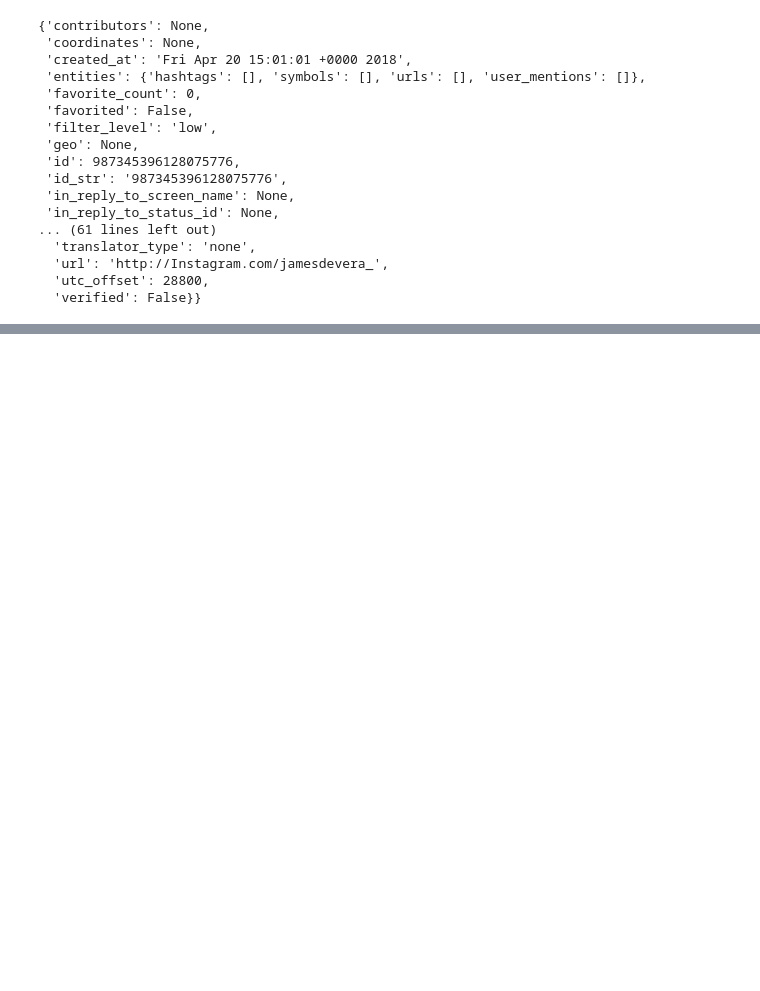
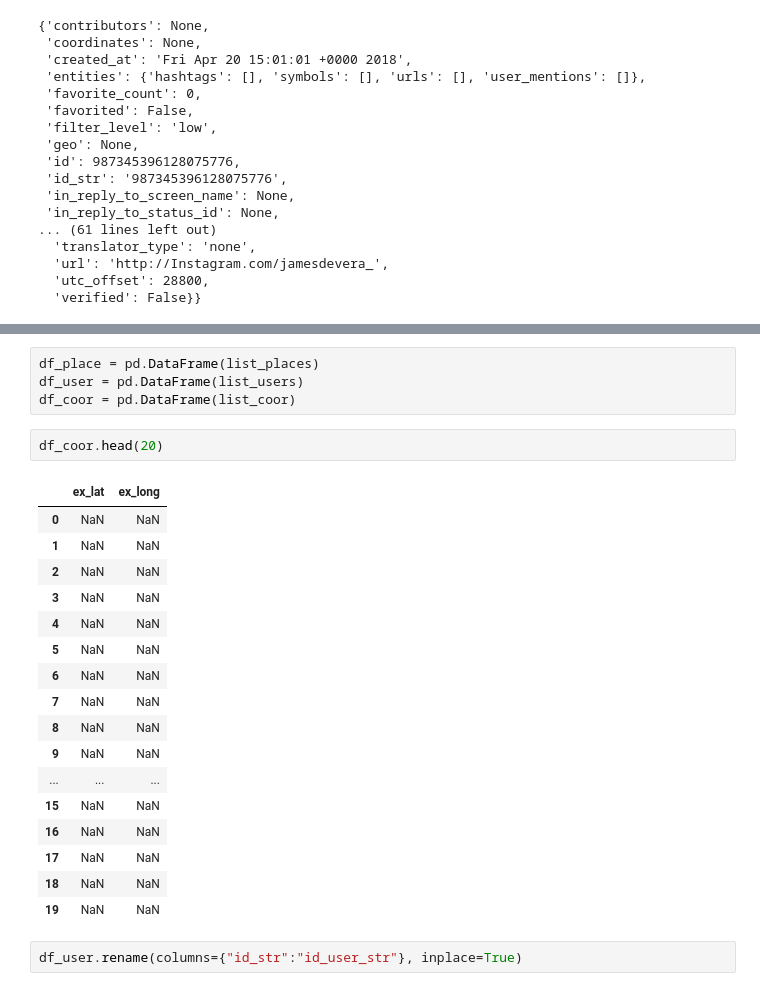
Before and after one commit to lemonaz5/JPintern, a Jupyter notebook: Kyoto_visualize_April2018.ipynb, the cells around one changed output, grey strips where cells are left out. Saved outputs shown, nothing was run; the diff lists cells and outputs as text; blank space fills up the shorter version.

```diff
--- a/Kyoto_visualize_April2018.ipynb
+++ b/Kyoto_visualize_April2018.ipynb
@@ -55,0 +116,26 @@ list_tweets
+# %%
+df_place = pd.DataFrame(list_places)
+df_user = pd.DataFrame(list_users)
+df_coor = pd.DataFrame(list_coor)
+# %%
+df_coor.head(20)
+# %% [output]
+|  | ex_lat | ex_long |
+| 0 | NaN | NaN |
+| 1 | NaN | NaN |
+| 2 | NaN | NaN |
+| 3 | NaN | NaN |
+| 4 | NaN | NaN |
+| 5 | NaN | NaN |
+| 6 | NaN | NaN |
+| 7 | NaN | NaN |
+| 8 | NaN | NaN |
+| 9 | NaN | NaN |
+| ... | ... | ... |
+| 15 | NaN | NaN |
+| 16 | NaN | NaN |
+| 17 | NaN | NaN |
+| 18 | NaN | NaN |
+| 19 | NaN | NaN |
+# %%
+df_user.rename(columns={"id_str":"id_user_str"}, inplace=True)
```
Also changed, not shown: parts of 16 cells of this notebook, 2 other files.
